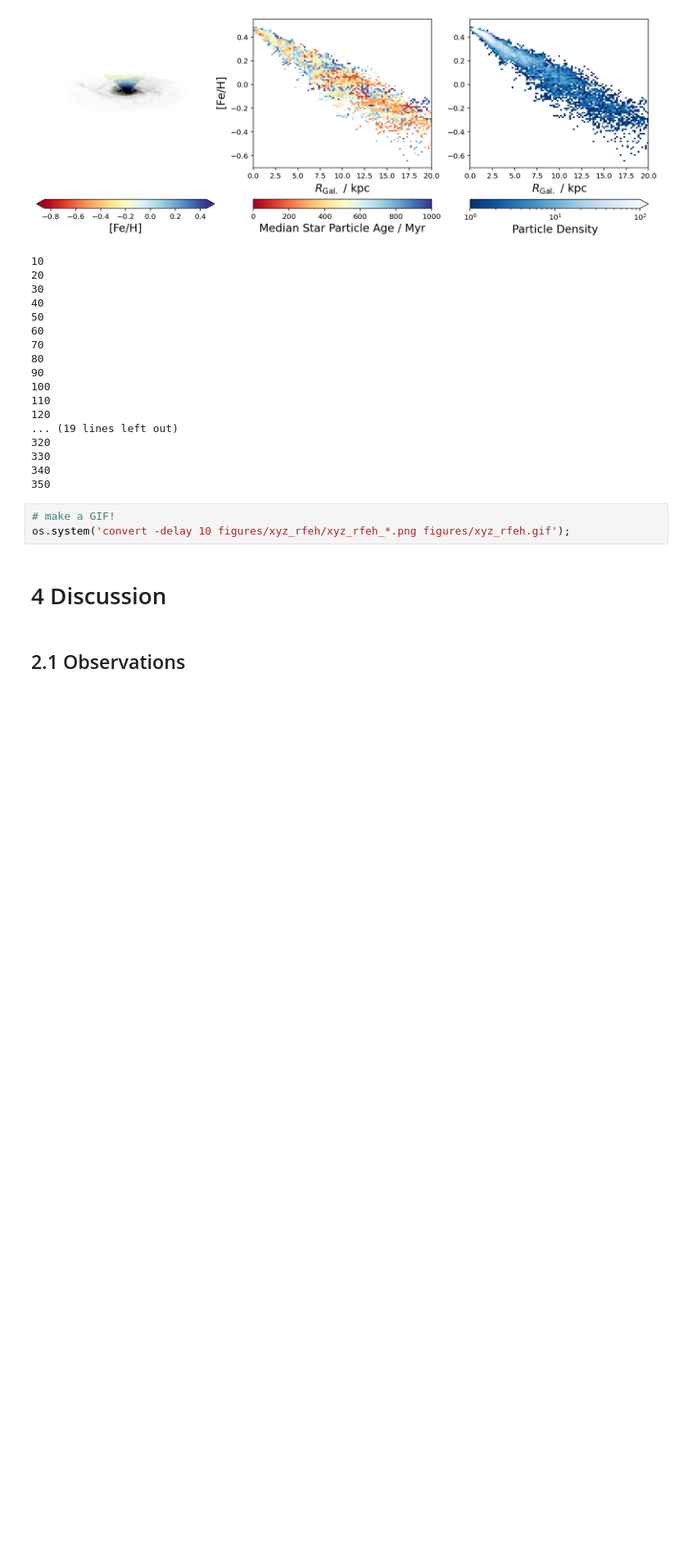
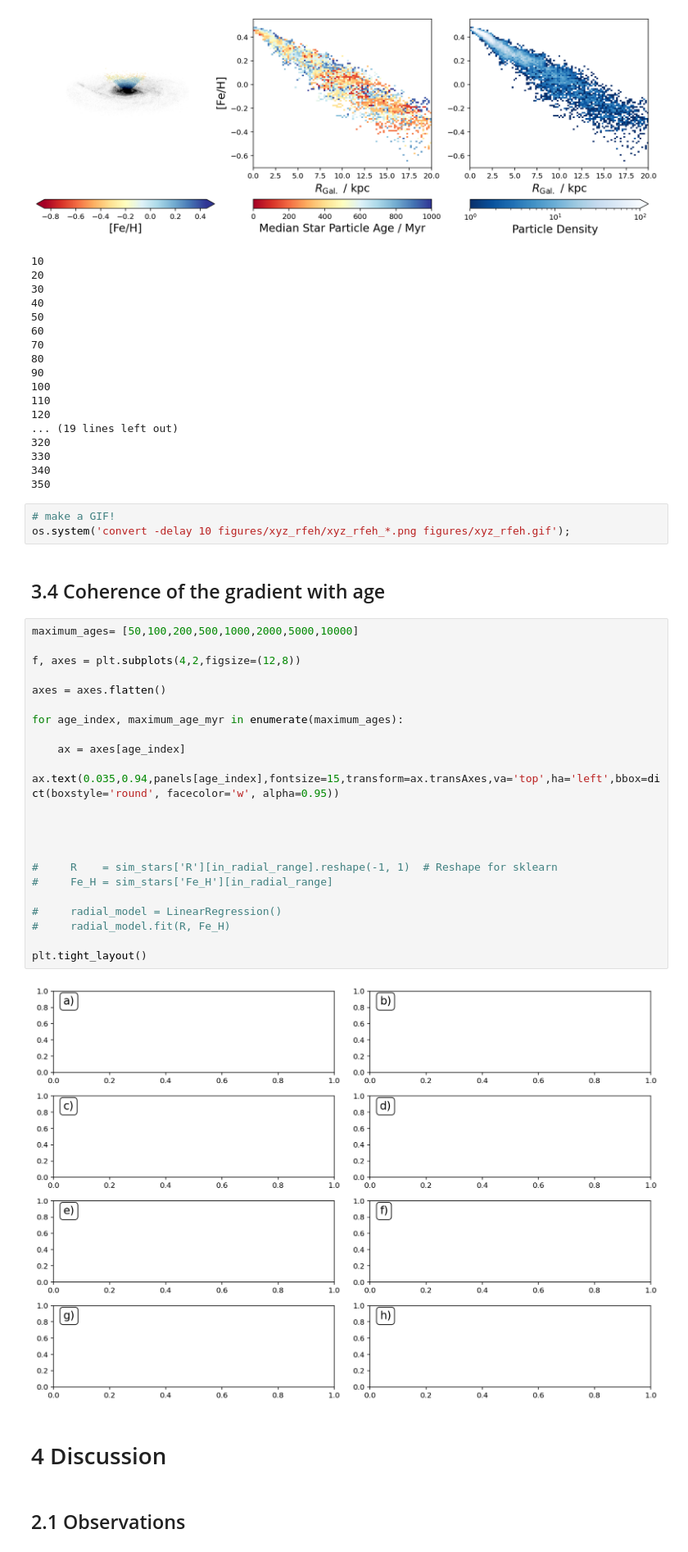
Before and after one commit to svenbuder/nihao_radial_metallicity_gradients, a Jupyter notebook: nihao_radial_metallicity_gradients.ipynb, the cells around one changed output. Shown at 82% size. Cells and saved outputs as stored; diff of their text form; blank space fills up the shorter version.

```diff
--- a/nihao_radial_metallicity_gradients.ipynb
+++ b/nihao_radial_metallicity_gradients.ipynb
@@ -986,6 +987,32 @@ for phi_index in np.arange(0,360,5):
 # %%
 # make a GIF!
 os.system('convert -delay 10 figures/xyz_rfeh/xyz_rfeh_*.png figures/xyz_rfeh.gif');
+# %% [markdown]
+## 3.4 Coherence of the gradient with age
+# %%
+maximum_ages= [50,100,200,500,1000,2000,5000,10000]
+
+f, axes = plt.subplots(4,2,figsize=(12,8))
+
+axes = axes.flatten()
+
+for age_index, maximum_age_myr in enumerate(maximum_ages):
+
+    ax = axes[age_index]
+    ax.text(0.035,0.94,panels[age_index],fontsize=15,transform=ax.transAxes,va='top',ha='left',bbox=dict(boxstyle='round', facecolor='w', alpha=0.95))
+
+
+
+
+#     R    = sim_stars['R'][in_radial_range].reshape(-1, 1)  # Reshape for sklearn
+#     Fe_H = sim_stars['Fe_H'][in_radial_range]
+
+#     radial_model = LinearRegression()
+#     radial_model.fit(R, Fe_H)
+
+plt.tight_layout()
+# %% [output]
+[figure, added]
 # %% [markdown]
 # 4 Discussion
 # %% [markdown]
```
Also changed, not shown: parts of 4 cells of this notebook, 1 other file.
